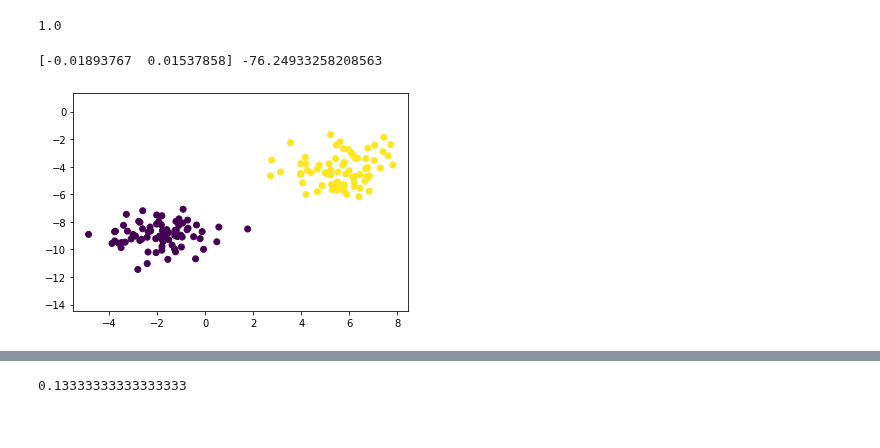
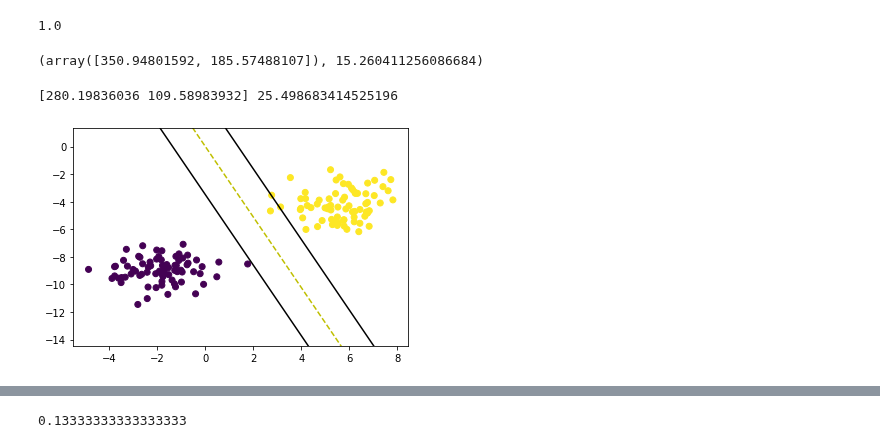
Before and after one commit to tigranfah/machine_learning, a Jupyter notebook: ACA_course/machine_learning/homeworks/homework3/svm/SVM_Homework.ipynb, the cells around one changed output, grey strips where cells are left out. Saved outputs shown, nothing was run; the diff lists cells and outputs as text; code cells hidden in the pictures.

```diff
--- a/ACA_course/machine_learning/homeworks/homework3/svm/SVM_Homework.ipynb
+++ b/ACA_course/machine_learning/homeworks/homework3/svm/SVM_Homework.ipynb
@@ -140,10 +141,14 @@ X_train, X_test, y_train, y_test = train_test_split(X, y, random_state=3)
 # %%
 svm = ImpBinarSVC()
-svm.fit(X_train, y_train, n_iters=1000, learning_rate=0.8, lmb=0.1)
+svm.fit(X_train, y_train, n_iters=2000, learning_rate=1, lmb=0.001)
 # %%
 accuracy_score(y_test, svm.predict(X_test))
 # %% [output]
 1.0
+# %%
+svm.coef, svm.intercept
+# %% [output]
+(array([350.94801592, 185.57488107]), 15.260411256086684)
 # %%
 # one-vs-rest
 class ImpSVC:
@@ -173,45 +178,48 @@ class ImpSVC:
         return np.argmax([np.abs(clf._pred(X)) for clf in self.binar_clfs], axis=0)
 # %%
 clf = ImpBinarSVC()
-clf.fit(X, y)
+clf.fit(X_train, y_train, n_iters=4000, learning_rate=0.7, lmb=0.001)
 #predictions = clf.predict(X)
 
 print(clf.coef, clf.intercept)
 
 def visualize_svm():
     def get_hyperplane_value(x, w, b, offset):
-        return (-w[0] * x + b + offset) / w[1]
+        return (-w[0] * x + b * 15 * offset) / w[1]
+
+    def eq_line(w, b):
+        return -b / w
 
     fig = plt.figure()
     ax = fig.add_subplot(1,1,1)
     ax.scatter(X[:,0], X[:,1], marker='o',c=y)
 
     x0_1 = np.amin(X[:,0])
     x0_2 = np.amax(X[:,0])
 
     x1_1 = get_hyperplane_value(x0_1, clf.coef, clf.intercept, 0)
     x1_2 = get_hyperplane_value(x0_2, clf.coef, clf.intercept, 0)
+#     x1_1 = eq_line(clf.coef, clf.intercept)
+#     x1_2 = eq_line(clf.coef, clf.intercept)
 
     x1_1_m = get_hyperplane_value(x0_1, clf.coef, clf.intercept, -1)
     x1_2_m = get_hyperplane_value(x0_2, clf.coef, clf.intercept, -1)
 
     x1_1_p = get_hyperplane_value(x0_1, clf.coef, clf.intercept, 1)
     x1_2_p = get_hyperplane_value(x0_2, clf.coef, clf.intercept, 1)
 
-    ax.plot([x0_1, x0_2],[x1_1, x1_2], 'y--')
+    ax.plot([x0_1, x0_2], [x1_1, x1_2], 'y--')
     ax.plot([x0_1, x0_2],[x1_1_m, x1_2_m], 'k')
     ax.plot([x0_1, x0_2],[x1_1_p, x1_2_p], 'k')
 
     x1_min = np.amin(X[:,1])
     x1_max = np.amax(X[:,1])
     ax.set_ylim([x1_min-3,x1_max+3])
 
-    fig.show()
-
 visualize_svm()
 # %% [output]
-[-0.01893767  0.01537858] -76.24933258208563
+[280.19836036 109.58983932] 25.498683414525196
-[figure, old version]
+[figure, new version]
 # %%
 X1 = np.vstack((np.random.normal(10, 1, (100)), np.random.normal(7, 1, (100)))).T
 X2 = np.vstack((np.random.normal(0, 1, (100)), np.random.normal(0, 1, (100)))).T
```
Also changed, not shown: parts of 3 cells of this notebook, 3 other files.
